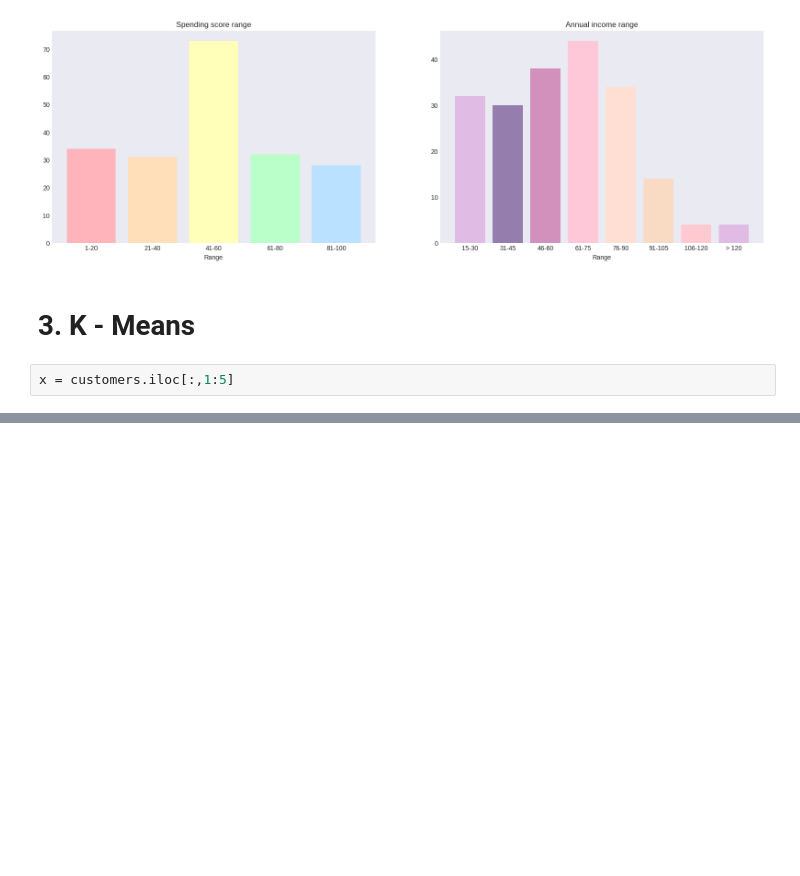
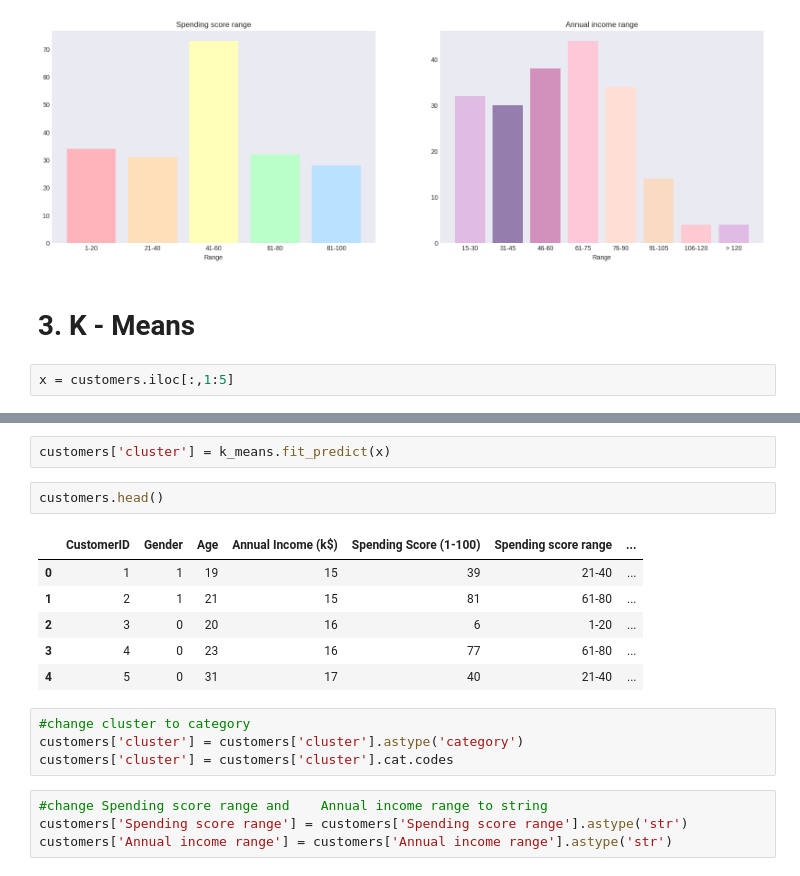
Before and after one commit to KamilShape/customer_segmentation, a Jupyter notebook: customer_segmentation.ipynb, the cells around one changed output, grey strips where cells are left out. Drawn from its saved outputs; the diff is of its cells as text; blank space fills up the shorter version.

```diff
--- a/customer_segmentation.ipynb
+++ b/customer_segmentation.ipynb
@@ -152,0 +141,19 @@ array([1, 1, 1, 1, 1, 1, 1, 1, 1, 1, 1, 1, 1, 1, 1, 1, 1, 1, 1, 1, 1, 1,
+# %%
+customers['cluster'] = k_means.fit_predict(x)
+# %%
+customers.head()
+# %% [output]
+|  | CustomerID | Gender | Age | Annual Income (k$) | Spending Score (1-100) | Spending score range | ... |
+| 0 | 1 | 1 | 19 | 15 | 39 | 21-40 | ... |
+| 1 | 2 | 1 | 21 | 15 | 81 | 61-80 | ... |
+| 2 | 3 | 0 | 20 | 16 | 6 | 1-20 | ... |
+| 3 | 4 | 0 | 23 | 16 | 77 | 61-80 | ... |
+| 4 | 5 | 0 | 31 | 17 | 40 | 21-40 | ... |
+# %%
+#change cluster to category
+customers['cluster'] = customers['cluster'].astype('category')
+customers['cluster'] = customers['cluster'].cat.codes
+# %%
+#change Spending score range and	Annual income range to string
+customers['Spending score range'] = customers['Spending score range'].astype('str')
+customers['Annual income range'] = customers['Annual income range'].astype('str')
```
Also changed, not shown: parts of 10 cells of this notebook.
